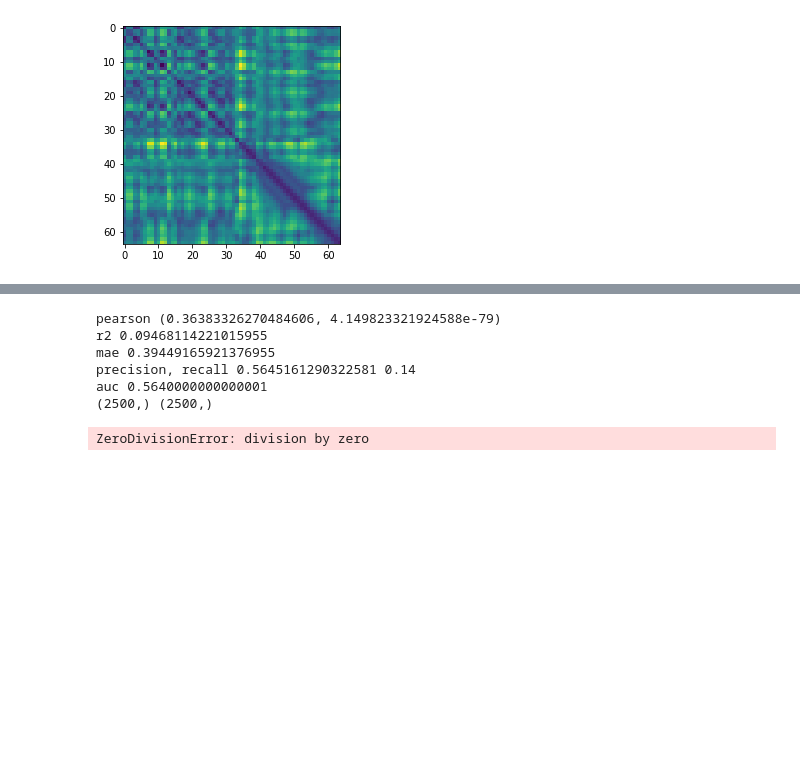
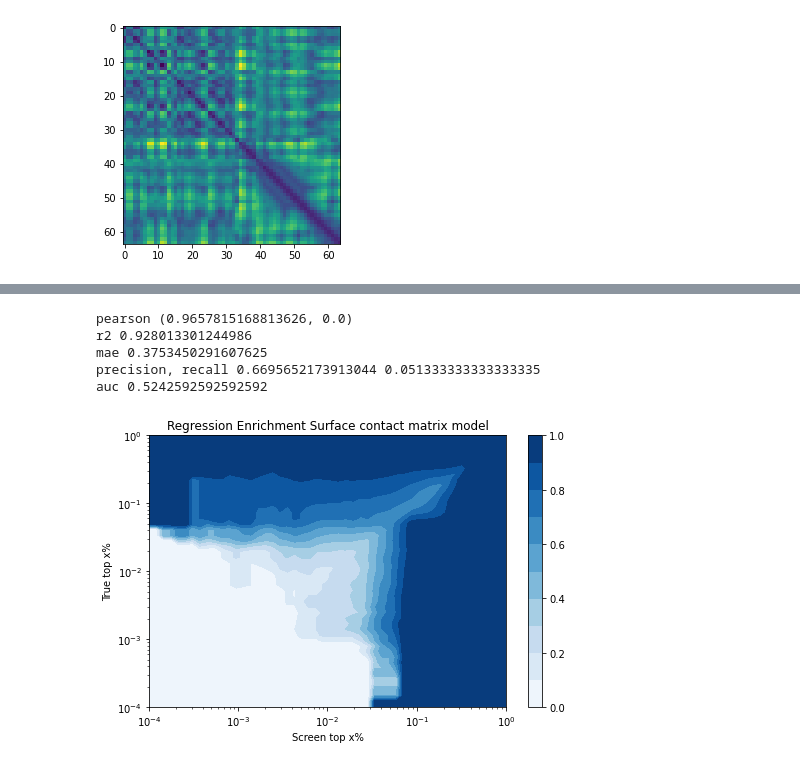
Before and after one commit to shahashka/ml-fragment, a Jupyter notebook: run_notebook.ipynb, the cells around one changed output, grey strips where cells are left out. Cells and saved outputs as stored; diff of their text form; code cells hidden in the pictures; blank space fills up the shorter version.

```diff
--- a/run_notebook.ipynb
+++ b/run_notebook.ipynb
@@ -449,24 +612,23 @@ print(np.sum(check))
 # %%
 values = y_test_inv.flatten()
 preds = y_pred_inv.flatten()
 quant = np.quantile(values, 0.90)
 values_bin = [0 if val < quant else 1 for val in values]
 preds_bin = [0 if val < quant else 1 for val in preds]
 print("pearson", stats.pearsonr(values, preds))
 print("r2", r2_score(values, preds))
 print("mae", mean_absolute_error(values, preds))
 print("precision, recall" ,precision_score(values_bin, preds_bin), recall_score(values_bin, preds_bin))
 fpr, tpr, thresholds = roc_curve(values_bin, preds_bin)
 print("auc", auc(fpr, tpr))
+
 rds_model = rds.RegressionEnrichmentSurface(percent_min=-4)
-print(values.shape, preds.shape)
-rds_model.compute(values.flatten(), preds.flatten(), samples=50)
+rds_model.compute(values, preds, samples=50)
 rds_model.plot(title='Regression Enrichment Surface contact matrix model')
 # %% [output]
-pearson (0.36383326270484606, 4.149823321924588e-79)
-r2 0.09468114221015955
-mae 0.39449165921376955
-precision, recall 0.5645161290322581 0.14
-auc 0.5640000000000001
-(2500,) (2500,)
+pearson (0.9657815168813626, 0.0)
+r2 0.928013301244986
+mae 0.3753450291607625
+precision, recall 0.6695652173913044 0.051333333333333335
+auc 0.5242592592592592
-ZeroDivisionError: division by zero
+[figure, added]
```
Also changed, not shown: parts of 11 cells of this notebook.
